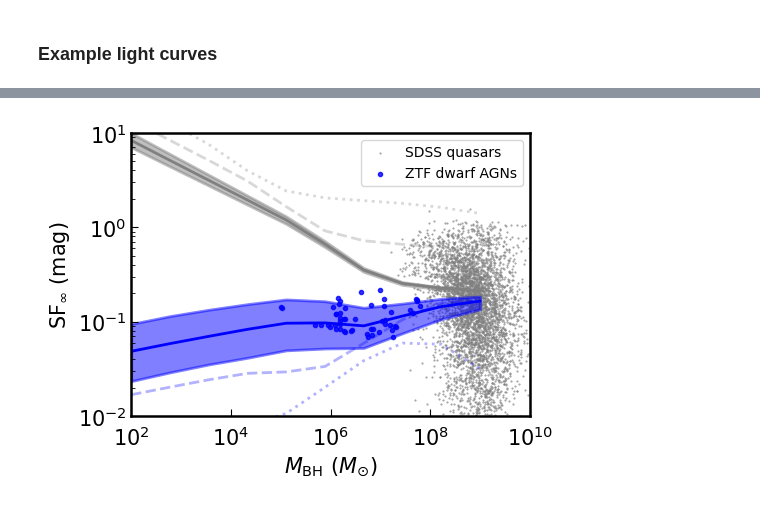
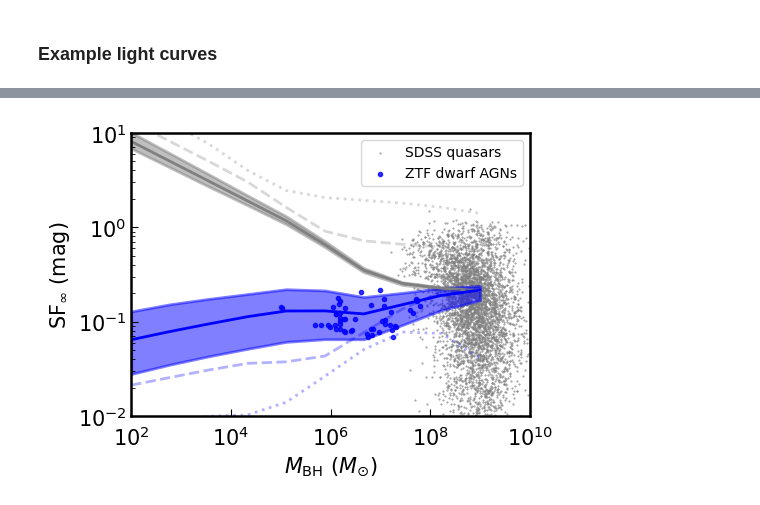
Before and after one commit to burke86/imbh_forecast, a Jupyter notebook: forecast.ipynb, the cells around one changed output, grey strips where cells are left out. Drawn from its saved outputs; the diff is of its cells as text; code cells hidden in the pictures.

```diff
--- a/forecast.ipynb
+++ b/forecast.ipynb
@@ -224,6 +252,8 @@ from statsmodels.stats.diagnostic import acorr_ljungbox
 from qsofit import qso_fit
 
 for k, (key, s) in enumerate(samples.items()):
+
+    print(key)
 
     band = bands[key]
     nbootstrap = pars[key]['nbootstrap']
@@ -231,9 +261,11 @@ for k, (key, s) in enumerate(samples.items()):
 
     for i, seed in enumerate(['dc','popIII']):
 
+        print(seed)
+
         s[f'sigma_var_{seed}'] = np.full([nbootstrap, pars[key]['ndraw_dim']], np.nan)
-        s[f'sigma_vary_{seed}'] = np.full([nbootstrap, pars[key]['ndraw_dim']], np.nan)
-        s[f'sigma_qso_{seed}'] = np.full([nbootstrap, pars[key]['ndraw_dim']], np.nan)
+        #s[f'sigma_vary_{seed}'] = np.full([nbootstrap, pars[key]['ndraw_dim']], np.nan)
+        #s[f'sigma_qso_{seed}'] = np.full([nbootstrap, pars[key]['ndraw_dim']], np.nan)
 
         for j in range(nbootstrap):
             ndraw = int(s['ndraws'][j])
@@ -244,7 +276,9 @@ for k, (key, s) in enumerate(samples.items()):
             # Calculate variability significance
             indx = s[f'lc_{band}_{seed}_idx'][j,:ndraw]
             indx = indx[np.isfinite(indx)].astype(np.int)
-            s[f'sigma_var_{seed}'][j,indx] = calc_sigma_var(mag, magerr)
+            # Add uncertainty
+            mag_obs = np.random.normal(mag, magerr)
+            s[f'sigma_var_{seed}'][j,indx] = calc_sigma_var(mag_obs, magerr)
             #qso = qso_fit(t_obs, mag, magerr)
             #s[f'sigma_qso_{seed}'][j,indx] = qso['signif_qso']
             #s[f'sigma_vary_{seed}'][j,indx] = qso['signif_vary']
@@ -255,8 +291,0 @@ True
-# %%
-mask = (samples['ptf'][f'sigma_var_popIII'] > 3)
-mag = samples['ptf'][f'lc_{band}_{seed}'][mask][0]
-
-#pm_prec(m_eval, gamma=gamma['ptf'], m_5=m_5['ptf'])
-
-plt.errorbar(t_obs, mag, yerr=magerr)
-#calc_sigma_var(np.array([mag]), np.array([pm_prec(mag)]))
@@ -344,16 +375,15 @@ for k, (key, s) in enumerate(samples.items()):
         mask_mass = s['M_BH_draw'][j,:ndraw_dim] > 1e2*u.Msun
         #mask_tau = tau > 3
         mask_mag = s[f'm_{band}_{seed}'][j,:ndraw_dim] < m_5[key]
-        #mask_sat
-        mask_var = s[f'sigma_var_{seed}'][j,:ndraw_dim] > 3
-        mask_sat = s[f'm_{band}_{seed}'][j,:ndraw_dim] > 14
+        mask_var = s[f'sigma_var_{seed}'][j,:ndraw_dim] > 2
+        mask_sat = s[f'm_{band}_{seed}'][j,:ndraw_dim] > m_sat[key]
 
-        ax.scatter(s[f'm_{band}_{seed}'][j,:][mask_mass & mask_var],#, & mask_sat],
-                   np.log10(s[f'SFinf_{band}_{seed}'][j,:][mask_mass & mask_var]),# & mask_sat]),
+        ax.scatter(s[f'm_{band}_{seed}'][j,:][mask_mass & mask_var & mask_sat],
+                   np.log10(s[f'SFinf_{band}_{seed}'][j,:][mask_mass & mask_var & mask_sat]),
                    color='red', s=2, zorder=1, alpha=0.5)
 
 
-    ax.set_xlim([14, m_5[key]])
+    ax.set_xlim([m_sat[key], m_5[key]])
     ax.set_ylabel(r'$\log(\rm{{SF}}_{\infty} / {\rm{mag}})$')
     ax.set_xlabel(fr'${band_names[key]}$ (mag)')
     fig.tight_layout()
@@ -381,8 +411,8 @@ for k, (key, s) in enumerate(samples.items()):
             mask_mass = s[f'M_BH_draw_{seed}'][j,:ndraw_dim] > 1e2*u.Msun
             mask_mass_all = s[f'M_BH_draw'][j,:ndraw_dim] > 1e2*u.Msun
             mask_mag = s[f'm_{band}_{seed}'][j,:ndraw_dim] < m_5[key]
-            mask_sat = s[f'm_{band}_{seed}'][j,:ndraw_dim] > 14
-            mask_var = s[f'sigma_var_{seed}'][j,:ndraw_dim] > 3
+            mask_sat = s[f'm_{band}_{seed}'][j,:ndraw_dim] > m_sat[key]
+            mask_var = s[f'sigma_var_{seed}'][j,:ndraw_dim] > 2
 
             x = s['z_draw'][j,:ndraw_dim][mask_mass_all & mask_mag & mask_sat]
             y = np.log10(s[f'M_BH_draw'][j,:ndraw_dim].value)[mask_mass_all & mask_mag & mask_sat]
@@ -862,7 +879,8 @@ for lambda_Edd in lambda_Edds:
 
     for i in range(size):
         # No host contaimination
-        SFinf[i,:] = draw_SFinf(np.array([lambda_RF.to(u.AA).value]), np.array([M_i_AGN]), np.array([M_BH.value]), size=1) # Delta mag
+        SFinf[i,:] = draw_SFinf(np.array([lambda_RF.to(u.AA).value]), np.array([M_i_AGN]),
+                                np.array([M_BH.value]), size=1) # Delta mag
 
         # Use the host M/L ratio to get M_i
         #M_stellar = 1e11*u.Msun * 10**((np.log10(M_BH/(1*u.Msun) + np.random.normal(0.0, 0.5)) - 8.95)/1.40)
@@ -876,40 +894,40 @@ for lambda_Edd in lambda_Edds:
 
         # Including host contaimination
         dL = L_band_AGN*np.log(10)/2.5*SFinf[i,:]
-        SFinf_host[i,:] =  2.5/np.log(10)*dL/(L_band_AGN + L_band_host) # These are actually g-band
+        SFinf_host[i,:] =  2.5/np.log(10)*dL/(L_band_AGN + L_band_host)*1.3 # These are actually g-band
 
     # Plot
     if lambda_Edd == 0.1:
         ax.loglog(M_BH, np.median(SFinf, axis=0), color='gray', lw=2)
         ax.fill_between(M_BH, np.percentile(SFinf, 16, axis=0), np.percentile(SFinf, 84, axis=0),
                         color='gray', lw=2, alpha=0.5)
 
         ax.loglog(M_BH, np.median(SFinf_host, axis=0), color='b', lw=2)
         ax.fill_between(M_BH, np.percentile(SFinf_host, 16, axis=0), np.percentile(SFinf_host, 84, axis=0),
                         color='b', lw=2, alpha=0.5)
     elif lambda_Edd == 0.01:
         ax.loglog(M_BH, np.median(SFinf, axis=0), color='gray', lw=2, linestyle='dashed', alpha=0.3)
         ax.loglog(M_BH, np.median(SFinf_host, axis=0), color='b', lw=2, linestyle='dashed', alpha=0.3)
     else:
         ax.loglog(M_BH, np.median(SFinf, axis=0), color='grey', lw=2, linestyle='dotted', alpha=0.3)
         ax.loglog(M_BH, np.median(SFinf_host, axis=0), color='b', lw=2, linestyle='dotted', alpha=0.3)
 
 # Data
 ax.scatter(M_BH_Macleod, SF_inf_Macleod, marker='.', s=1, color='gray', alpha=0.8, label='SDSS quasars', zorder=-10)
 ax.scatter(M_BH_ZTF, SF_inf_ZTF, marker='.', color='b', alpha=0.8, label='ZTF dwarf AGNs', zorder=-10)
 
 ax.set_xlabel(r'$M_{\rm{BH}}\ (M_{\odot})$')
 ax.set_ylabel(r'$\rm{SF}_{\infty}$ (mag)')
 ax.set_xlim([1e2, 1e10])
 ax.set_ylim([1e-2, 1e1])
 
 ax.legend(fontsize=10, loc='upper right')
 ax.tick_params(axis='x', which='major', pad=7)
 
 fig.tight_layout()
 fig.savefig('SFinf.pdf', dpi=300)
 # %% [output]
-[figure, old version]
+[figure, new version]
 # %%
 fig, ax = plt.subplots(1, 1, figsize=(5.5,4))
 
```
Also changed, not shown: parts of 23 cells of this notebook, 1 other file.
